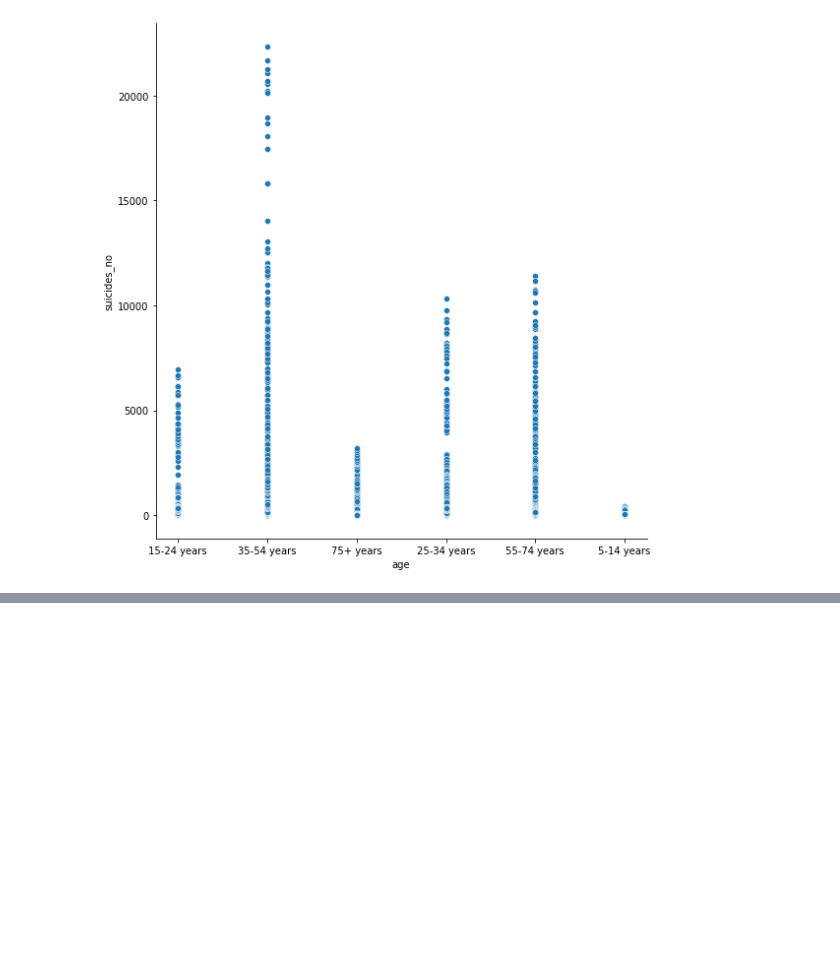
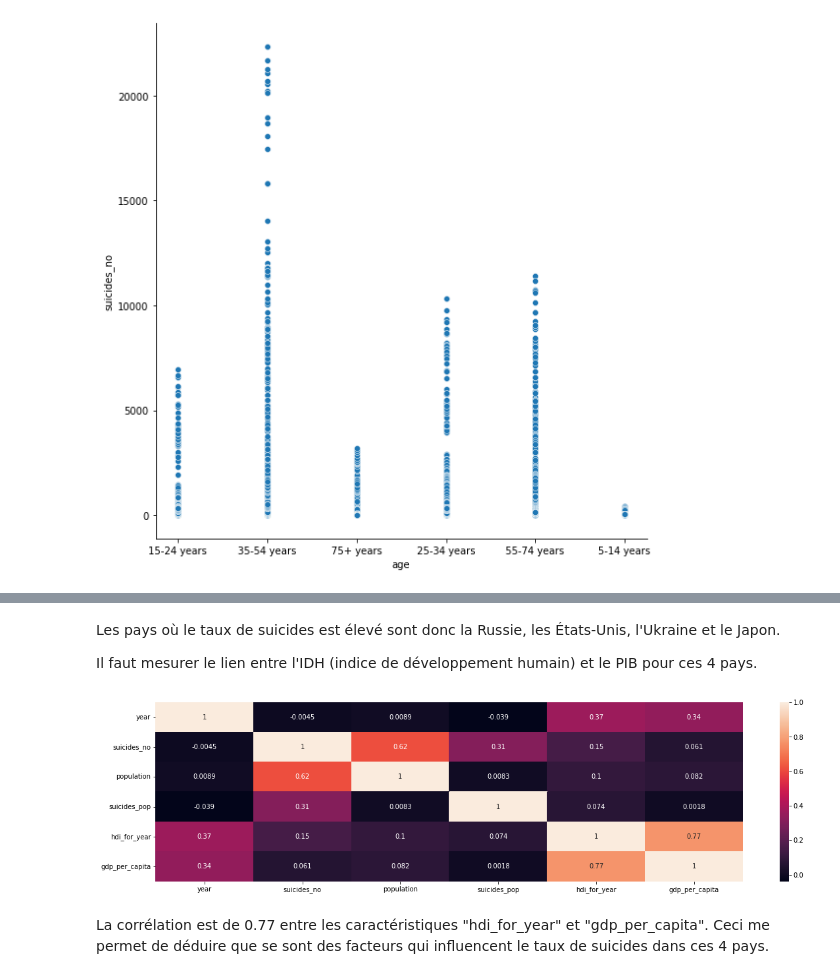
Before and after one commit to Nafise-Dev/DA_taux_suicides, a Jupyter notebook: Taux_suicides.ipynb, the cells around one changed output, grey strips where cells are left out. Drawn from its saved outputs; the diff is of its cells as text; code cells hidden in the pictures; blank space fills up the shorter version.

```diff
--- a/Taux_suicides.ipynb
+++ b/Taux_suicides.ipynb
@@ -107,0 +117,13 @@ sb.catplot(x="country", y="suicides_no", data = df_age, kind= "box", height=20)
+# %% [markdown]
+Les pays où le taux de suicides est élevé sont donc la Russie, les États-Unis, l'Ukraine et le Japon.
+
+Il faut  mesurer le lien entre l'IDH (indice de développement humain) et le PIB pour ces 4 pays.
+# %%
+corr = df.corr()
+f, ax = plt.subplots(figsize=(20,5))
+sb.heatmap(corr, annot=True, ax =ax)
+plt.savefig('heatmapEX1.png')
+# %% [output]
+[figure, added]
+# %% [markdown]
+La corrélation est de 0.77 entre les caractéristiques "hdi_for_year" et "gdp_per_capita". Ceci me permet de déduire que se sont des facteurs qui influencent le taux de suicides dans ces 4 pays.
```
Also changed, not shown: parts of 10 cells of this notebook.
